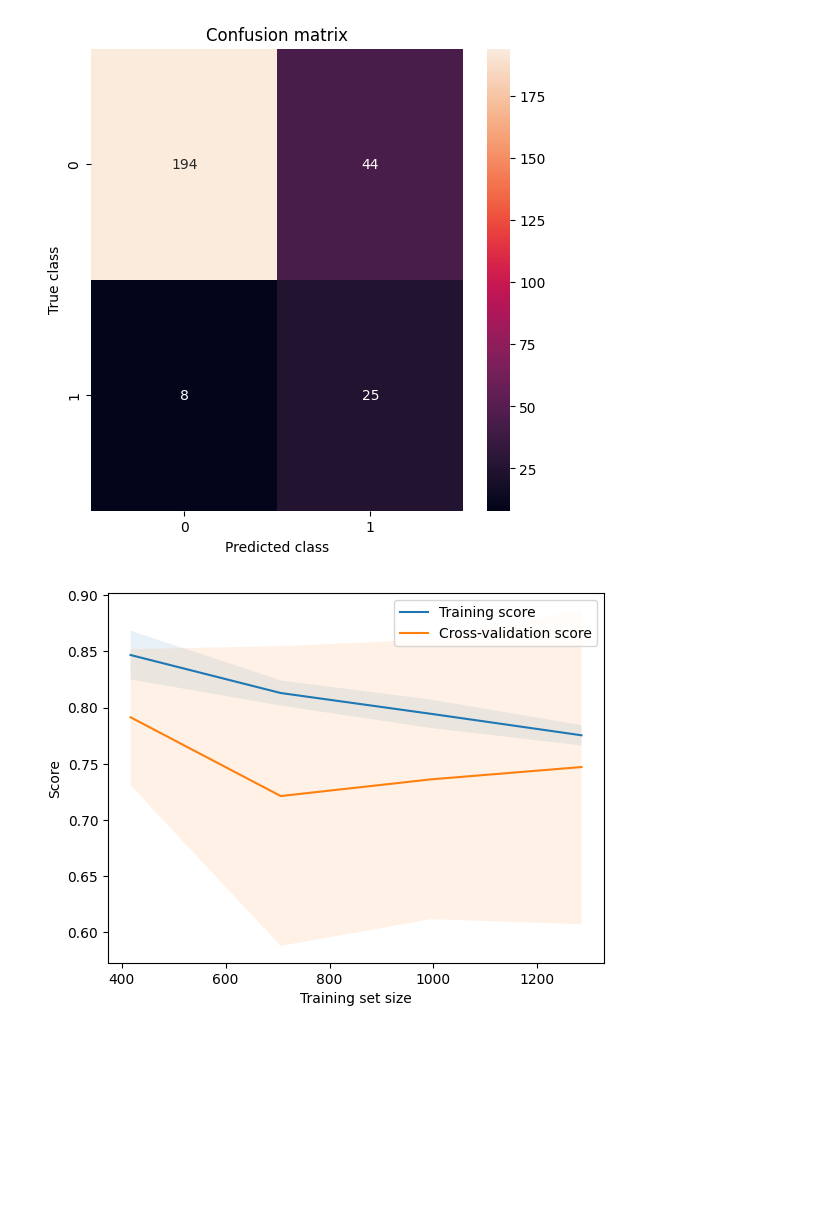
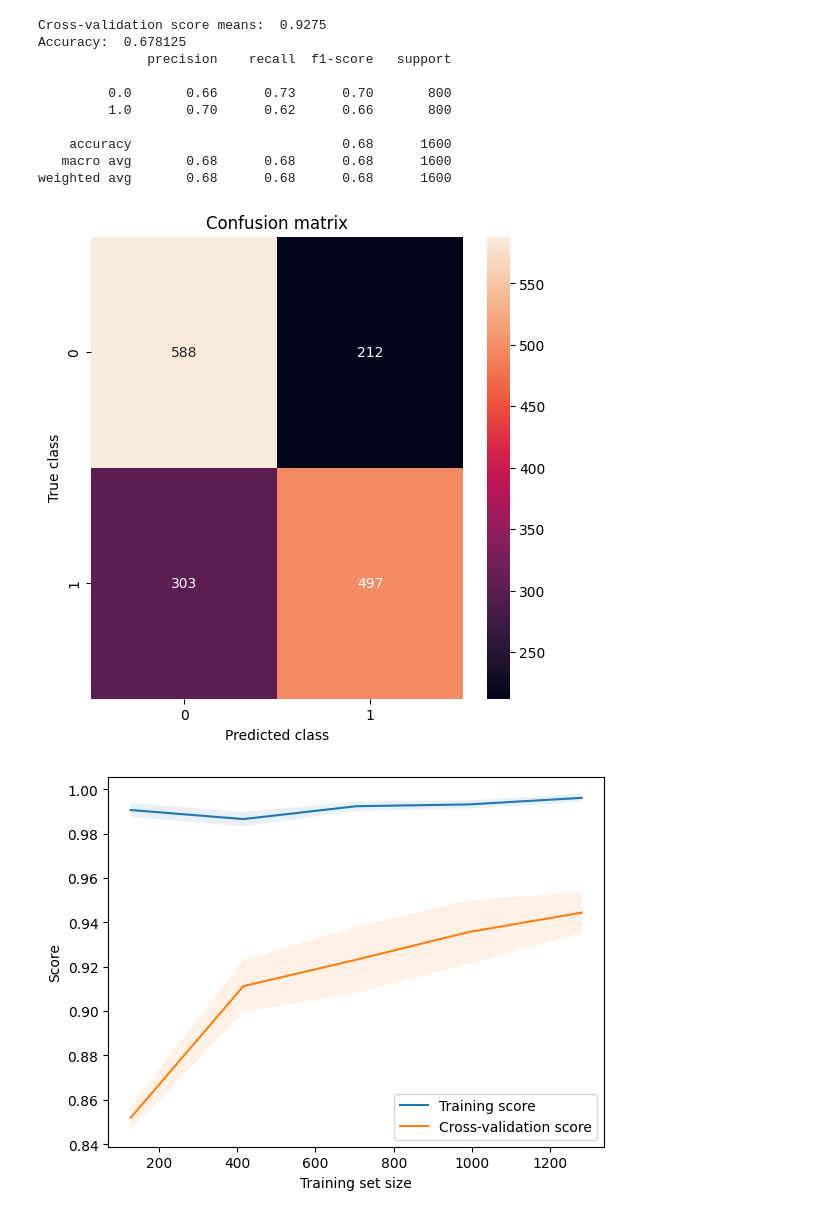
Before and after one commit to deborahfam/RECUIMA_UH_ML, a Jupyter notebook: pipelines/final.ipynb, the cells around one changed output. Saved outputs shown, nothing was run; the diff lists cells and outputs as text; code cells hidden in the pictures; blank space fills up the shorter version.

```diff
--- a/pipelines/final.ipynb
+++ b/pipelines/final.ipynb
@@ -104,7 +105,7 @@ def ploting(model_his):
     plt.show()
 # %%
 def print_graphics(model):
-    train_sizes, train_scores, test_scores = learning_curve(model, X, y, cv=20)
+    train_sizes, train_scores, test_scores = learning_curve(model, X_test, y_test)
     train_mean = np.mean(train_scores, axis=1)
     train_std = np.std(train_scores, axis=1)
     test_mean = np.mean(test_scores, axis=1)
@@ -125,10 +171,12 @@ def print_graphics(model):
 # %%
+from imblearn.over_sampling import RandomOverSampler
+os =  RandomOverSampler()
+X_train_res, y_train_res = os.fit_resample(X_train, y_train)
 
 #training KNN
-C = KNeighborsClassifier(n_neighbors = 10)
-C.fit(X_train, y_train) #train classifier
-
-print_graphics(C)
+C = KNeighborsClassifier(n_neighbors = 15)
+C.fit(X_train_res, y_train_res) #train classifier
 
 evaluate(C, X_test, y_test)
+print_graphics(C)
 # %% [output]
@@ -212,9 +222,0 @@ ValueError: Expected n_neighbors <= n_samples,  but n_samples = 4, n_neighbors =
-# %%
-from sklearn import svm
-
-# create a svm classifier
-clf = svm.SVC(kernel='rbf',C=1.0,random_state=1,class_weight='balanced') # rbf kernel
-# train the model using the training sets
-clf.fit(X_train_res, y_train_res)
-evaluate(clf,X_test,y_test)
-print_graphics(clf)
@@ -234,8 +223,8 @@ weighted avg       0.89      0.82      0.84       271
 # %%
-bbc2 = BalancedBaggingClassifier(estimator=clf,
+bbc2 = BalancedBaggingClassifier(estimator=bbc,
                                 sampling_strategy='auto',
                                 replacement=False,
-                                random_state=7)
+                                random_state=0)
 
 #Train the classifier.
 bbc2.fit(X_train_res, y_train_res)
@@ -255,5 +236,15 @@ weighted avg       0.89      0.81      0.83       271
+Cross-validation score means:  0.9275
+Accuracy:  0.678125
+              precision    recall  f1-score   support
+
+         0.0       0.66      0.73      0.70       800
+         1.0       0.70      0.62      0.66       800
+
+    accuracy                           0.68      1600
+   macro avg       0.68      0.68      0.68      1600
+weighted avg       0.68      0.68      0.68      1600
-[figure, old version]
+[figure, new version]
-[figure, old version]
+[figure, new version]
 # %%
 lr = LogisticRegression(solver='liblinear')
 lr.fit(X_train_res, y_train_res) #train classifier
```
Also changed, not shown: parts of 13 cells of this notebook, 4 other files.
